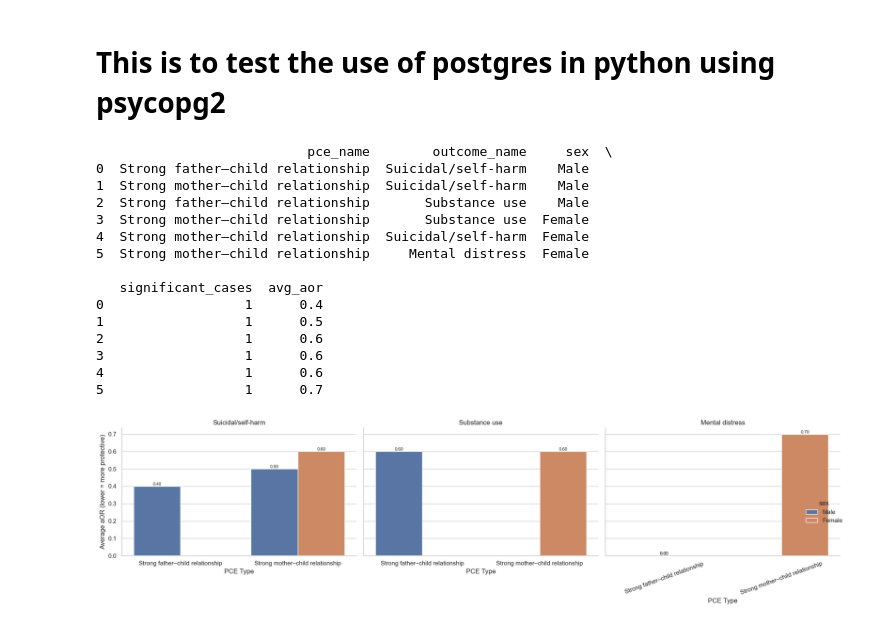
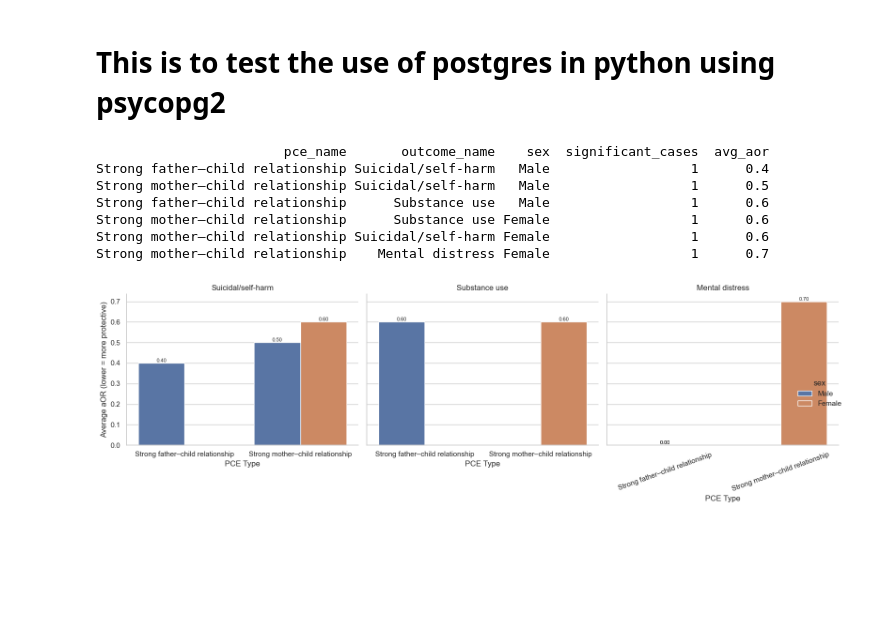
Before and after one commit to Nash-254/ACE-Insight, a Jupyter notebook: notebooks/postgres_test.ipynb, the cells around one changed output. Drawn from its saved outputs; the diff is of its cells as text; code cells hidden in the pictures; blank space fills up the shorter version.

```diff
--- a/notebooks/postgres_test.ipynb
+++ b/notebooks/postgres_test.ipynb
@@ -5,3 +5,6 @@ import pandas as pd
 import matplotlib.pyplot as plt
 import seaborn as sns
 import psycopg2
+from sqlalchemy import create_engine
+
+engine = create_engine("postgresql+psycopg2://postgres:postgres@localhost:5432/ace_insight")
@@ -35,55 +30,47 @@ GROUP BY p.pce_name, o.outcome_name, sr.sex
 ORDER BY avg_aor ASC;
 """
 
-df = pd.read_sql_query(query, conn)
-print(df)
+df = pd.read_sql_query(query, engine)
+print(df.to_string(index=False))  #display full width output
 # %% [output]
-                           pce_name        outcome_name     sex  \
-0  Strong father–child relationship  Suicidal/self-harm    Male
-1  Strong mother–child relationship  Suicidal/self-harm    Male
-2  Strong father–child relationship       Substance use    Male
-3  Strong mother–child relationship       Substance use  Female
-4  Strong mother–child relationship  Suicidal/self-harm  Female
-5  Strong mother–child relationship     Mental distress  Female
-
-   significant_cases  avg_aor
-0                  1      0.4
-1                  1      0.5
-2                  1      0.6
-3                  1      0.6
-4                  1      0.6
-5                  1      0.7
+                        pce_name       outcome_name    sex  significant_cases  avg_aor
+Strong father–child relationship Suicidal/self-harm   Male                  1      0.4
+Strong mother–child relationship Suicidal/self-harm   Male                  1      0.5
+Strong father–child relationship      Substance use   Male                  1      0.6
+Strong mother–child relationship      Substance use Female                  1      0.6
+Strong mother–child relationship Suicidal/self-harm Female                  1      0.6
+Strong mother–child relationship    Mental distress Female                  1      0.7
 # %%
 # -----------------------------
 # 2. Plot settings
 # -----------------------------
 sns.set(style="whitegrid")
 
-g = sns.catplot(
+g = sns.catplot(   #This creates a separate subplot (facet) for each unique outcome_name
     data=df,
     kind="bar",
     x="pce_name",
     y="avg_aor",
     hue="sex",
     col="outcome_name",
     height=5,
-    aspect=1.2
+    aspect=1.0
 )
 
 # Add value labels for avg_aor + significant_cases
 for ax in g.axes.flat:
     for p in ax.patches:
         height = p.get_height()
         ax.annotate(f'{height:.2f}',
                     (p.get_x() + p.get_width() / 2., height),
                     ha='center', va='bottom', fontsize=8)
 
 # Axis & title formatting
 g.set_axis_labels("PCE Type", "Average aOR (lower = more protective)")
 g.set_titles("{col_name}")
 plt.xticks(rotation=20)
 plt.tight_layout()
 
 plt.show()
 # %% [output]
-[figure, old version]
+[figure, new version]
```
Also changed, not shown: parts of 1 cell of this notebook.
